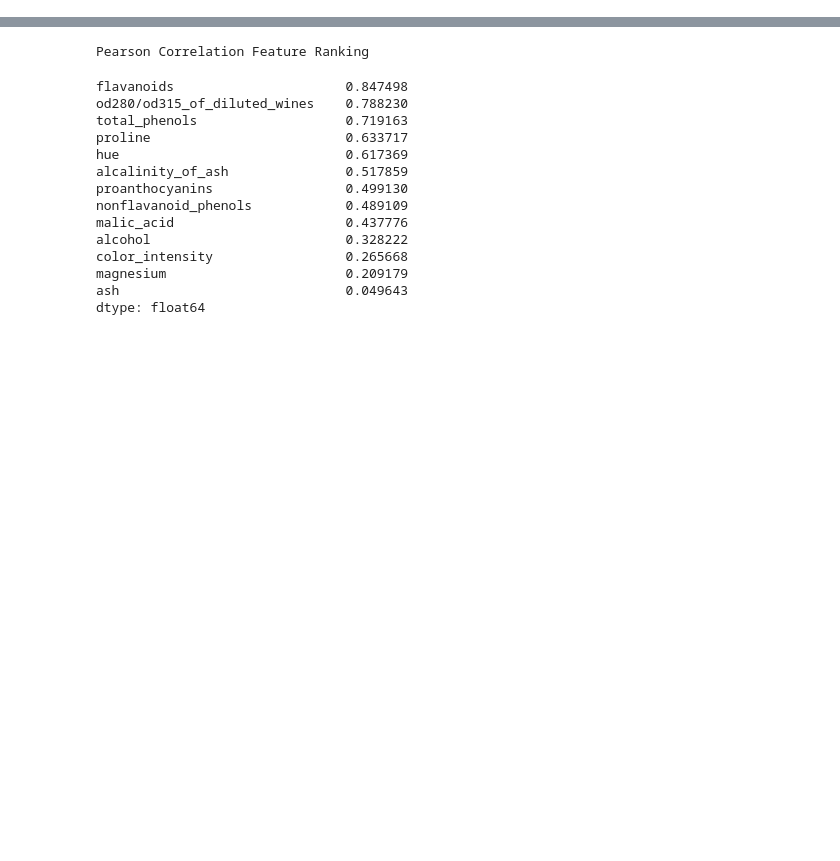
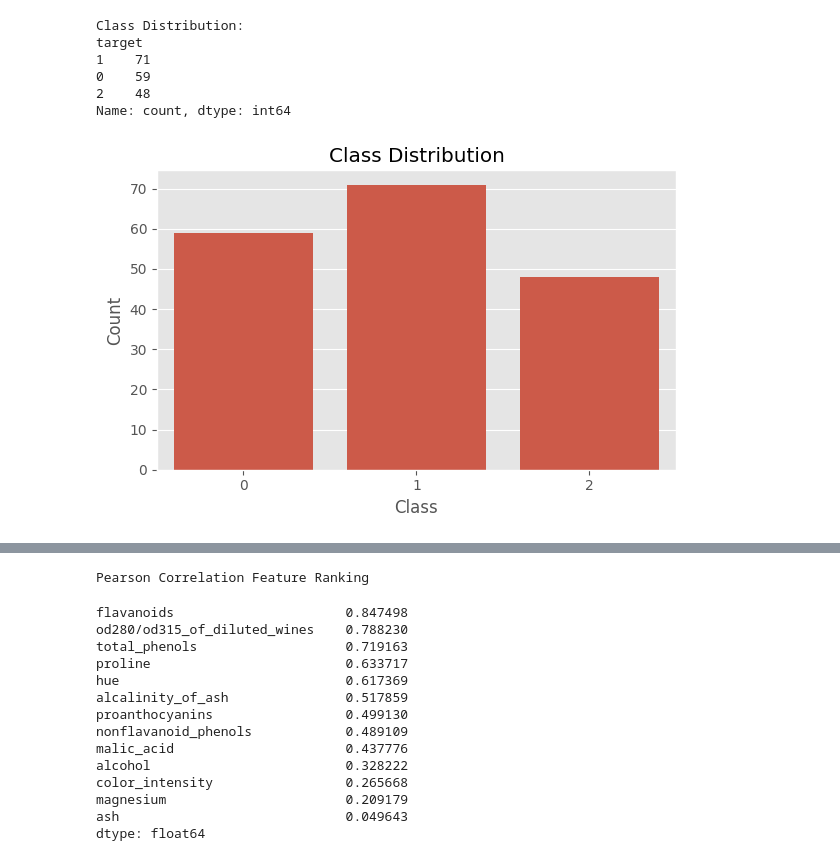
Before and after one commit to FekyBaz/Data-Computation-and-Analysis, a Jupyter notebook: Project.ipynb, the cells around one changed output, grey strips where cells are left out. Drawn from its saved outputs; the diff is of its cells as text; code cells hidden in the pictures; blank space fills up the shorter version.

```diff
--- a/Project.ipynb
+++ b/Project.ipynb
@@ -14,22 +1,15 @@
 # %%
+# Import Libraries
+
 import numpy as np
 import pandas as pd
 import matplotlib.pyplot as plt
 import seaborn as sns
+
 from sklearn.datasets import load_wine
+from sklearn.feature_selection import chi2
 from sklearn.model_selection import StratifiedKFold
 from sklearn.metrics import accuracy_score
 
-# Load wine dataset
-wine = load_wine()
-df = pd.DataFrame(wine.data, columns=wine.feature_names)
-df['target'] = wine.target
-
-X = df.drop('target', axis=1)
-y = df['target']
-
-print("Dataset Shape:", df.shape)
-print("Features:", X.shape[1])
-print("Classes:", len(np.unique(y)))
-print("Missing Values Check:", df.isnull().sum().sum())
-df.head()
+# For better plot style
+plt.style.use('ggplot')
@@ -46,0 +16,13 @@ Missing Values Check: 0
+# %%
+#  Load Dataset
+
+wine = load_wine()
+
+X = pd.DataFrame(wine.data, columns=wine.feature_names)
+y = pd.Series(wine.target, name="target")
+
+df = X.copy()
+df["target"] = y
+
+print("Dataset Loaded Successfully ")
+print()
@@ -46,0 +100,21 @@ Missing Values Check: 0
+# %%
+print("\nClass Distribution:")
+print(df["target"].value_counts())
+# %% [output]
+Class Distribution:
+target
+1    71
+0    59
+2    48
+Name: count, dtype: int64
+# %%
+# Plot Class Distribution
+plt.figure(figsize=(6,4))
+sns.countplot(x="target", data=df)
+plt.title("Class Distribution")
+plt.xlabel("Class")
+plt.ylabel("Count")
+plt.tight_layout()
+plt.show()
+# %% [output]
+[figure, added]
```
Also changed, not shown: parts of 40 cells of this notebook.
